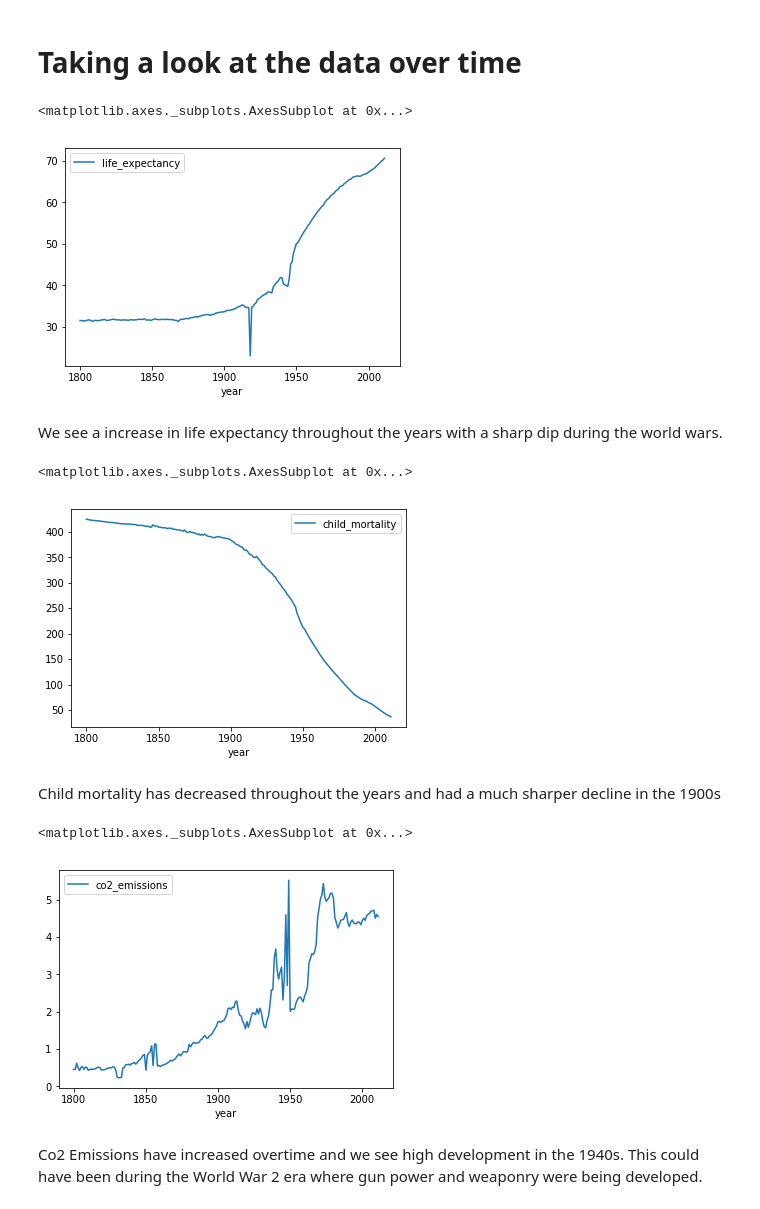
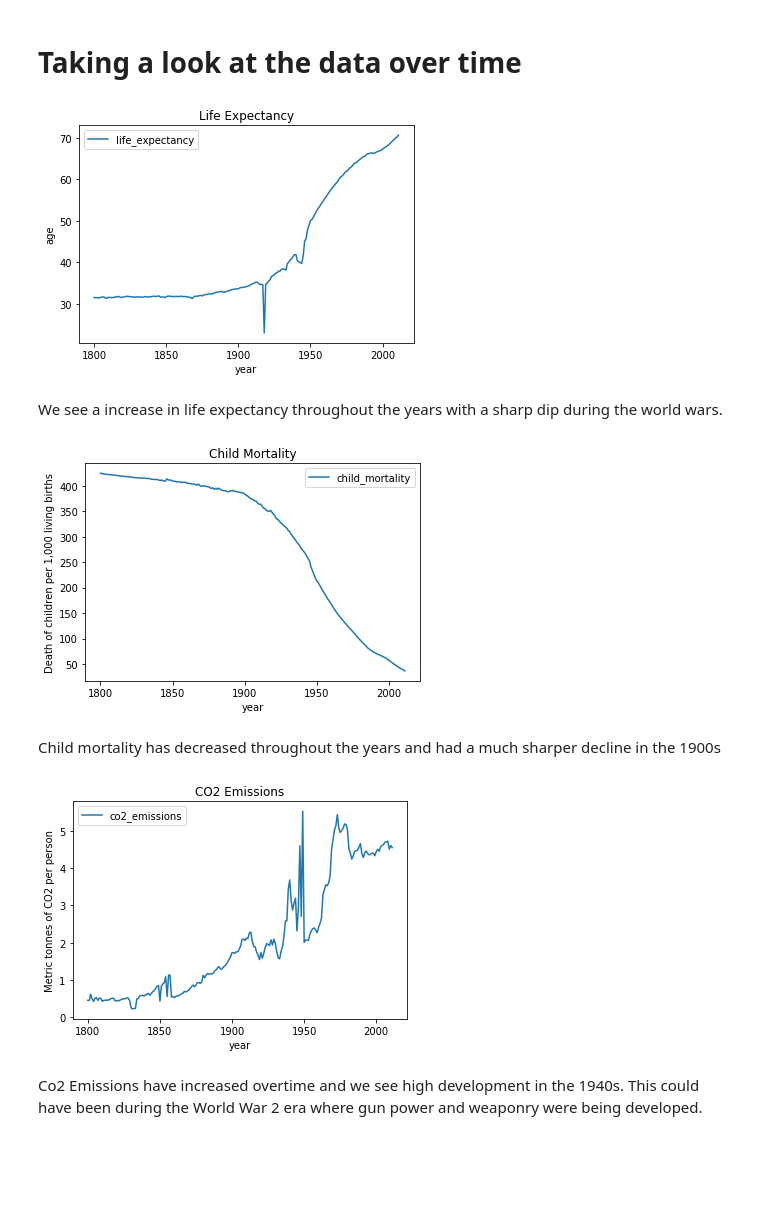
Before and after one commit to christineton/Udacity_Data_Analysis_Nanodegree, a Jupyter notebook: Investigate_a_Dataset_Assignment/Investigate_a_Dataset.ipynb, the cells around one changed output. Drawn from its saved outputs; the diff is of its cells as text; code cells hidden in the pictures; blank space fills up the shorter version.

```diff
--- a/Investigate_a_Dataset_Assignment/Investigate_a_Dataset.ipynb
+++ b/Investigate_a_Dataset_Assignment/Investigate_a_Dataset.ipynb
@@ -601,26 +600,29 @@ The strongest correlations with life expectancy in descending order are income p
 # Taking a look at the data over time
 # %%
 le_line = gapminder_data.plot.line(x='year', y ='life_expectancy')
-le_line
+le_line.set_ylabel("age")
+le_line.set_title("Life Expectancy")
+le_line;
 # %% [output]
-<matplotlib.axes._subplots.AxesSubplot at 0x...>
-[figure, old version]
+[figure, new version]
 # %% [markdown]
 We see a increase in life expectancy throughout the years with a sharp dip during the world wars.
 # %%
 cm_line = gapminder_data.plot.line(x='year', y ='child_mortality')
-cm_line
+cm_line.set_ylabel("Death of children per 1,000 living births")
+cm_line.set_title("Child Mortality")
+cm_line;
 # %% [output]
-<matplotlib.axes._subplots.AxesSubplot at 0x...>
-[figure, old version]
+[figure, new version]
 # %% [markdown]
 Child mortality has decreased throughout the years and had a much sharper decline in the 1900s
 # %%
 ce_line = gapminder_data.plot.line(x='year', y ='co2_emissions')
-ce_line
+ce_line.set_ylabel("Metric tonnes of CO2 per person")
+ce_line.set_title("CO2 Emissions")
+ce_line;
 # %% [output]
-<matplotlib.axes._subplots.AxesSubplot at 0x...>
-[figure, old version]
+[figure, new version]
 # %% [markdown]
 Co2 Emissions have increased overtime and we see high development in the 1940s.  This could have been during the World War 2 era where gun power and weaponry were being developed.
 # %%
```
Also changed, not shown: parts of 14 cells of this notebook.
